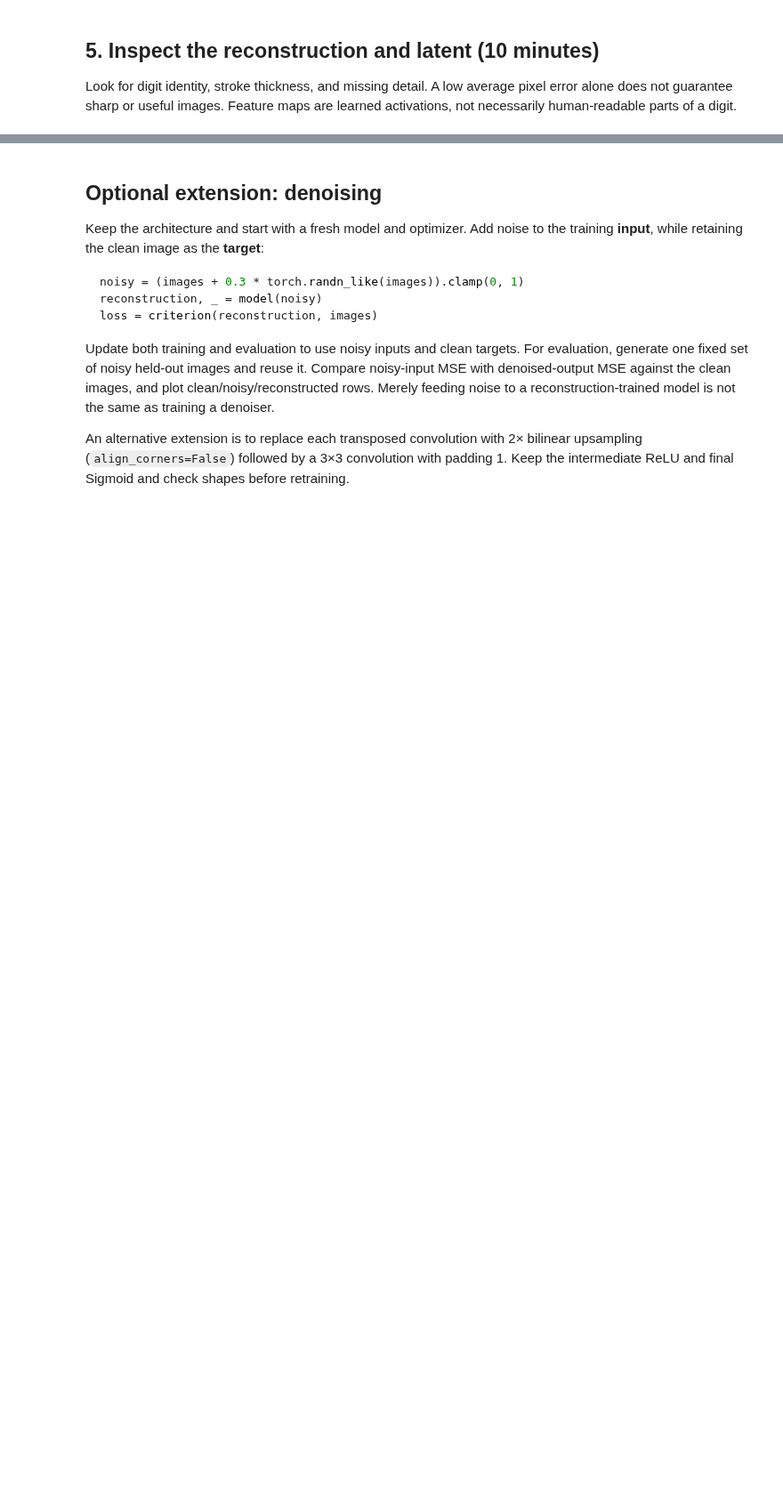
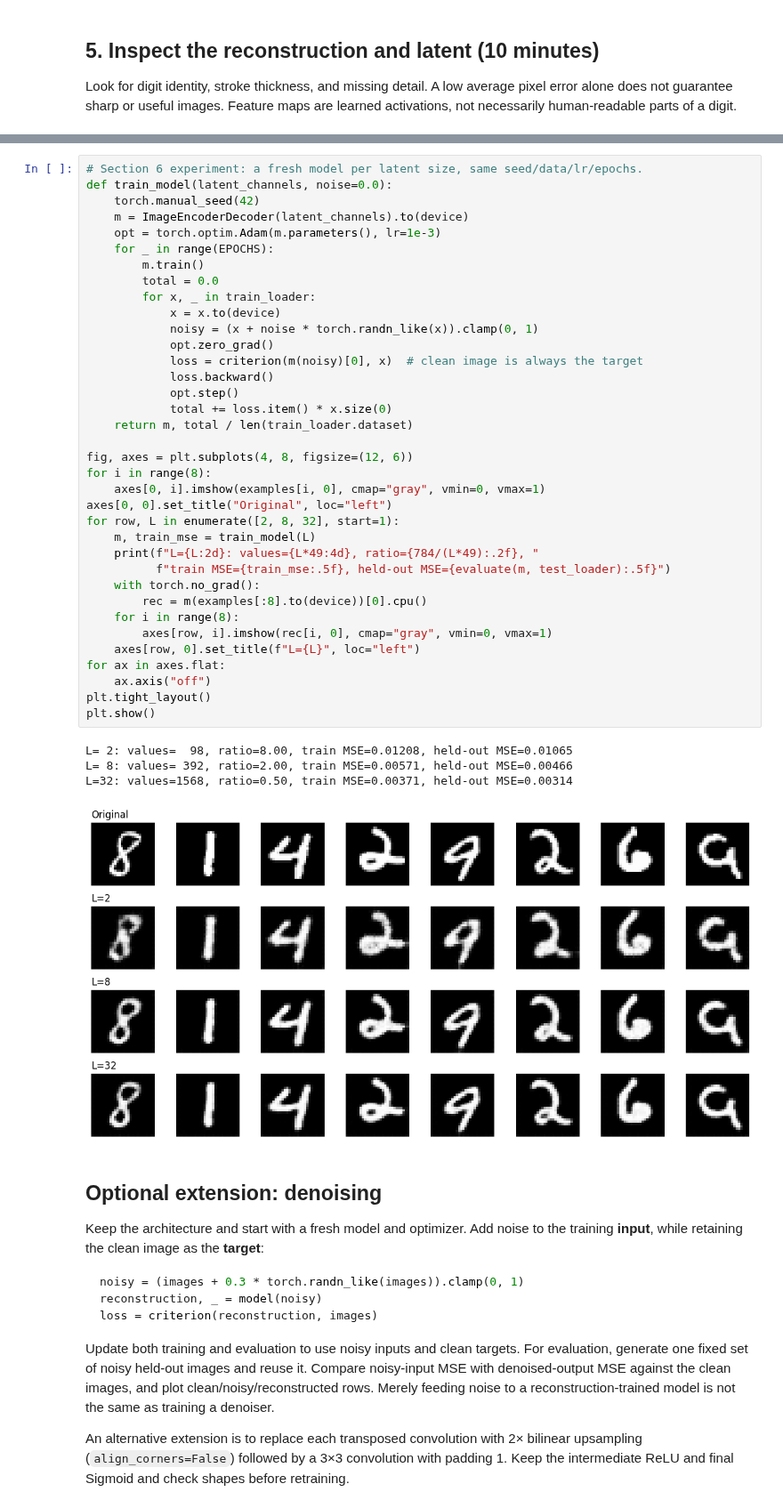
Before and after one commit to Anshupadhyay1419/generative_ai_shared, a Jupyter notebook: module1/labs/submissions/lab1/encoder_decoder_lab_ansh_upadhyay_0017.ipynb, the cells around one changed output, grey strips where cells are left out. Shown at 89% size. Drawn from its saved outputs; the diff is of its cells as text; blank space fills up the shorter version.

Commit message:
Update lab1 encoder-decoder notebook

```diff
--- a/module1/labs/submissions/lab1/encoder_decoder_lab_ansh_upadhyay_0017.ipynb
+++ b/module1/labs/submissions/lab1/encoder_decoder_lab_ansh_upadhyay_0017.ipynb
@@ -315,3 +240,44 @@ Latent channels=32 | values=1568 | input/latent ratio=0.500 | train MSE=0.00751
+# %%
+# Section 6 experiment: a fresh model per latent size, same seed/data/lr/epochs.
+def train_model(latent_channels, noise=0.0):
+    torch.manual_seed(42)
+    m = ImageEncoderDecoder(latent_channels).to(device)
+    opt = torch.optim.Adam(m.parameters(), lr=1e-3)
+    for _ in range(EPOCHS):
+        m.train()
+        total = 0.0
+        for x, _ in train_loader:
+            x = x.to(device)
+            noisy = (x + noise * torch.randn_like(x)).clamp(0, 1)
+            opt.zero_grad()
+            loss = criterion(m(noisy)[0], x)  # clean image is always the target
+            loss.backward()
+            opt.step()
+            total += loss.item() * x.size(0)
+    return m, total / len(train_loader.dataset)
+
+fig, axes = plt.subplots(4, 8, figsize=(12, 6))
+for i in range(8):
+    axes[0, i].imshow(examples[i, 0], cmap="gray", vmin=0, vmax=1)
+axes[0, 0].set_title("Original", loc="left")
+for row, L in enumerate([2, 8, 32], start=1):
+    m, train_mse = train_model(L)
+    print(f"L={L:2d}: values={L*49:4d}, ratio={784/(L*49):.2f}, "
+          f"train MSE={train_mse:.5f}, held-out MSE={evaluate(m, test_loader):.5f}")
+    with torch.no_grad():
+        rec = m(examples[:8].to(device))[0].cpu()
+    for i in range(8):
+        axes[row, i].imshow(rec[i, 0], cmap="gray", vmin=0, vmax=1)
+    axes[row, 0].set_title(f"L={L}", loc="left")
+for ax in axes.flat:
+    ax.axis("off")
+plt.tight_layout()
+plt.show()
+# %% [output]
+L= 2: values=  98, ratio=8.00, train MSE=0.01208, held-out MSE=0.01065
+L= 8: values= 392, ratio=2.00, train MSE=0.00571, held-out MSE=0.00466
+L=32: values=1568, ratio=0.50, train MSE=0.00371, held-out MSE=0.00314
+[figure, added]
 # %% [markdown]
 ## Optional extension: denoising
 Keep the architecture and start with a fresh model and optimizer. Add noise to the training **input**, while retaining the clean image as the **target**:
```
Also changed, not shown: parts of 13 cells of this notebook.
